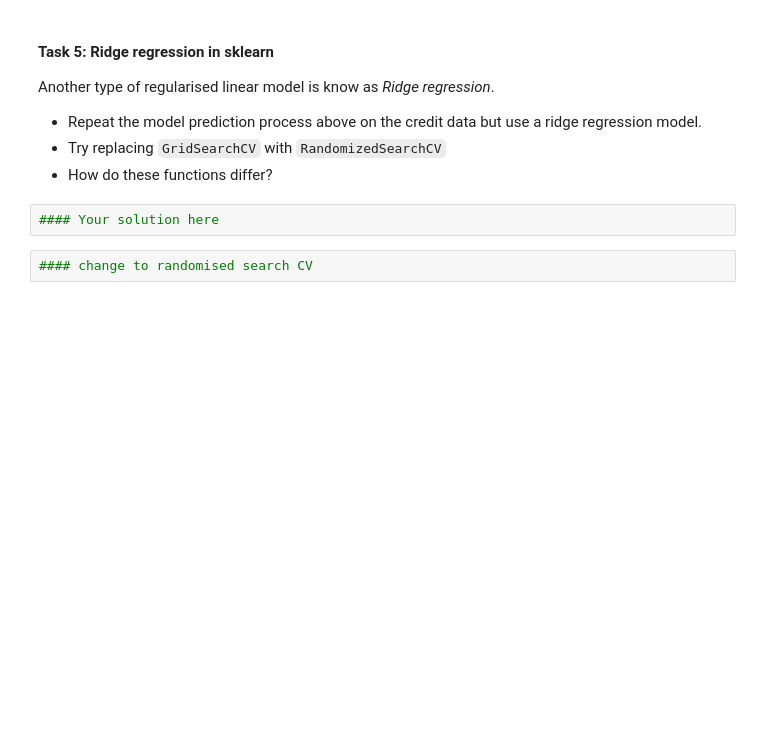
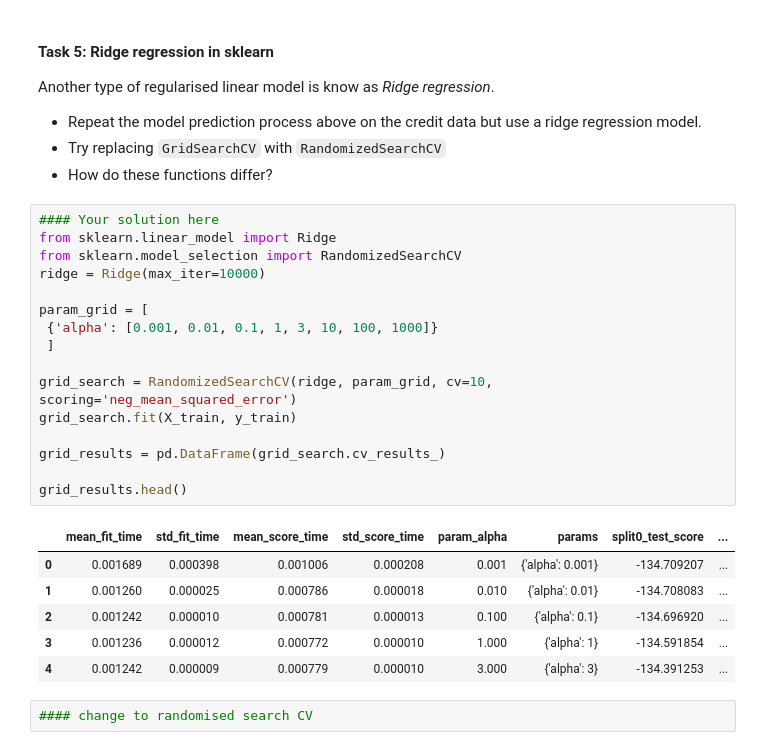
Before and after one commit to srcccninta/RegLin, a Jupyter notebook: RL_Ressources/Notebooks/03-CrossValidation_Regularisation.ipynb, the cells around one changed output. Saved outputs shown, nothing was run; the diff lists cells and outputs as text; blank space fills up the shorter version.

```diff
--- a/RL_Ressources/Notebooks/03-CrossValidation_Regularisation.ipynb
+++ b/RL_Ressources/Notebooks/03-CrossValidation_Regularisation.ipynb
@@ -421,8 +457,29 @@ Another type of regularised linear model is know as *Ridge regression*.
 * Repeat the model prediction process above on the credit data but use a ridge regression model.
 * Try replacing `GridSearchCV` with `RandomizedSearchCV`
 * How do these functions differ?
-# %%
-#### Your solution here
+# %%
+#### Your solution here
+from sklearn.linear_model import Ridge
+from sklearn.model_selection import RandomizedSearchCV
+ridge = Ridge(max_iter=10000)
+
+param_grid = [
+ {'alpha': [0.001, 0.01, 0.1, 1, 3, 10, 100, 1000]}
+ ]
+
+grid_search = RandomizedSearchCV(ridge, param_grid, cv=10, scoring='neg_mean_squared_error')
+grid_search.fit(X_train, y_train)
+
+grid_results = pd.DataFrame(grid_search.cv_results_)
+
+grid_results.head()
+# %% [output]
+|  | mean_fit_time | std_fit_time | mean_score_time | std_score_time | param_alpha | params | split0_test_score | ... |
+| 0 | 0.001689 | 0.000398 | 0.001006 | 0.000208 | 0.001 | {'alpha': 0.001} | -134.709207 | ... |
+| 1 | 0.001260 | 0.000025 | 0.000786 | 0.000018 | 0.010 | {'alpha': 0.01} | -134.708083 | ... |
+| 2 | 0.001242 | 0.000010 | 0.000781 | 0.000013 | 0.100 | {'alpha': 0.1} | -134.696920 | ... |
+| 3 | 0.001236 | 0.000012 | 0.000772 | 0.000010 | 1.000 | {'alpha': 1} | -134.591854 | ... |
+| 4 | 0.001242 | 0.000009 | 0.000779 | 0.000010 | 3.000 | {'alpha': 3} | -134.391253 | ... |
 # %%
 #### change to randomised search CV
 # %% [markdown]
```
Also changed, not shown: parts of 7 cells of this notebook.
